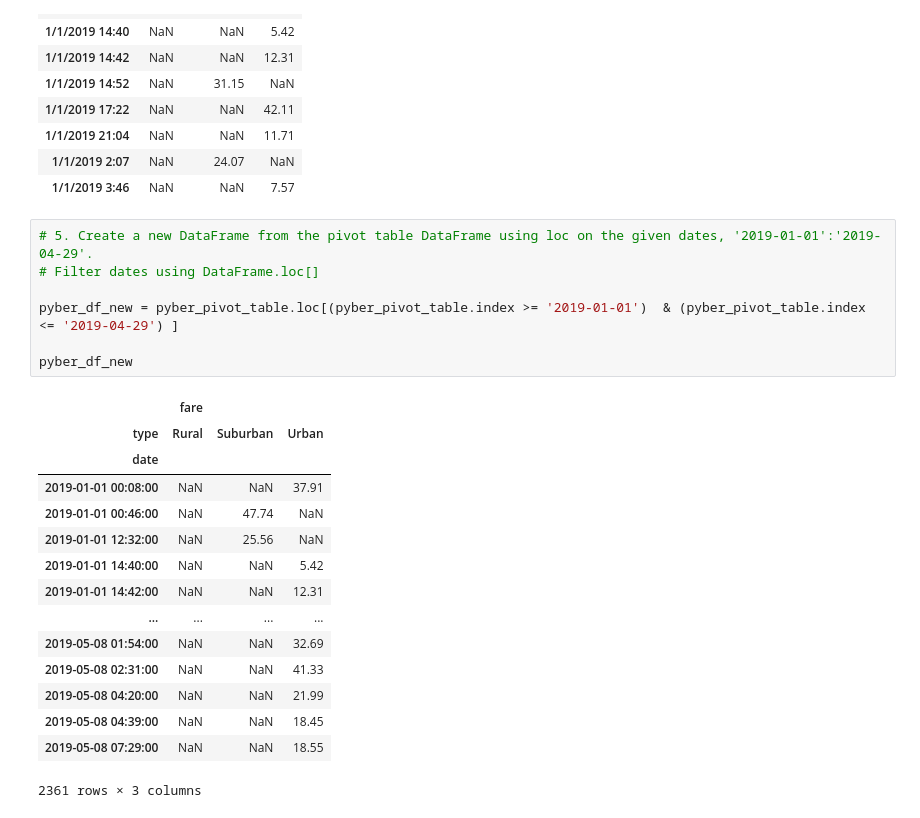
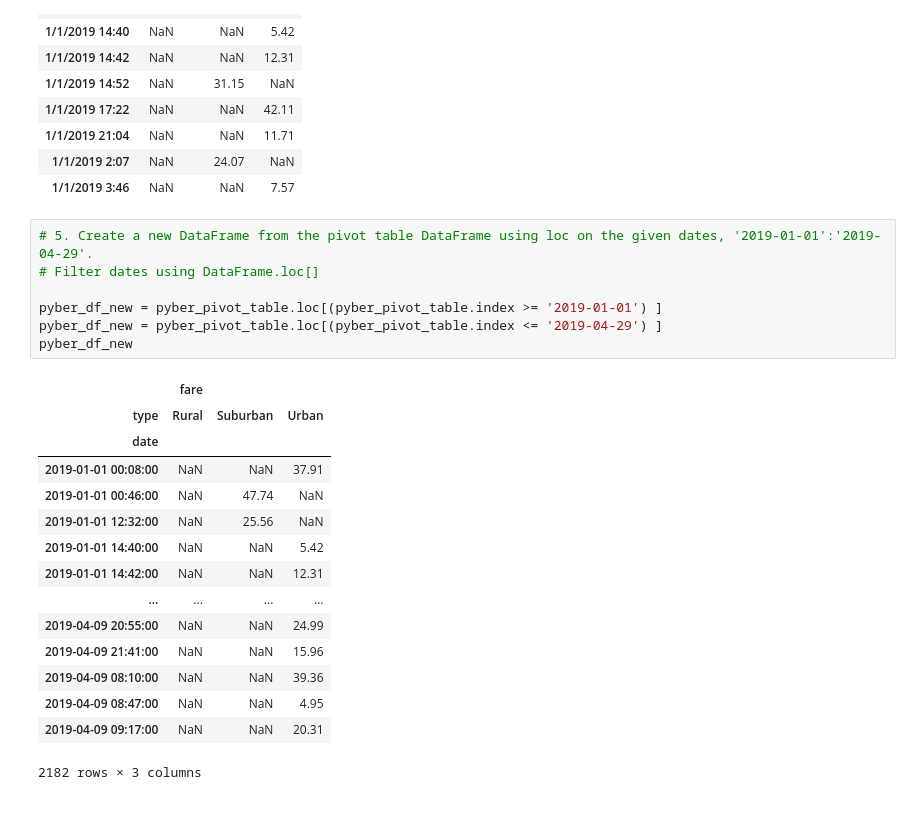
Before and after one commit to vikrantsingh82/PyBer_Analysis, a Jupyter notebook: PyBer_Challenge.ipynb, the cells around one changed output. Cells and saved outputs as stored; diff of their text form.

```diff
--- a/PyBer_Challenge.ipynb
+++ b/PyBer_Challenge.ipynb
@@ -288,26 +288,26 @@ pyber_pivot_table.head(10)
 # %%
 # 5. Create a new DataFrame from the pivot table DataFrame using loc on the given dates, '2019-01-01':'2019-04-29'.
 # Filter dates using DataFrame.loc[]
 
-pyber_df_new = pyber_pivot_table.loc[(pyber_pivot_table.index >= '2019-01-01')  & (pyber_pivot_table.index <= '2019-04-29') ]
-
+pyber_df_new = pyber_pivot_table.loc[(pyber_pivot_table.index >= '2019-01-01') ]
+pyber_df_new = pyber_pivot_table.loc[(pyber_pivot_table.index <= '2019-04-29') ]
 pyber_df_new
 # %% [output]
 |  | fare |  |  |
 | type | Rural | Suburban | Urban |
 | date |  |  |  |
 | 2019-01-01 00:08:00 | NaN | NaN | 37.91 |
 | 2019-01-01 00:46:00 | NaN | 47.74 | NaN |
 | 2019-01-01 12:32:00 | NaN | 25.56 | NaN |
 | 2019-01-01 14:40:00 | NaN | NaN | 5.42 |
 | 2019-01-01 14:42:00 | NaN | NaN | 12.31 |
 | ... | ... | ... | ... |
-| 2019-05-08 01:54:00 | NaN | NaN | 32.69 |
-| 2019-05-08 02:31:00 | NaN | NaN | 41.33 |
-| 2019-05-08 04:20:00 | NaN | NaN | 21.99 |
-| 2019-05-08 04:39:00 | NaN | NaN | 18.45 |
-| 2019-05-08 07:29:00 | NaN | NaN | 18.55 |
+| 2019-04-09 20:55:00 | NaN | NaN | 24.99 |
+| 2019-04-09 21:41:00 | NaN | NaN | 15.96 |
+| 2019-04-09 08:10:00 | NaN | NaN | 39.36 |
+| 2019-04-09 08:47:00 | NaN | NaN | 4.95 |
+| 2019-04-09 09:17:00 | NaN | NaN | 20.31 |
-2361 rows × 3 columns
+2182 rows × 3 columns
 # %%
 # 6. Set the "date" index to datetime datatype. This is necessary to use the resample() method in Step 8.
 # df.index = pd.to_datetime(df.index)
```
Also changed, not shown: parts of 4 cells of this notebook.
